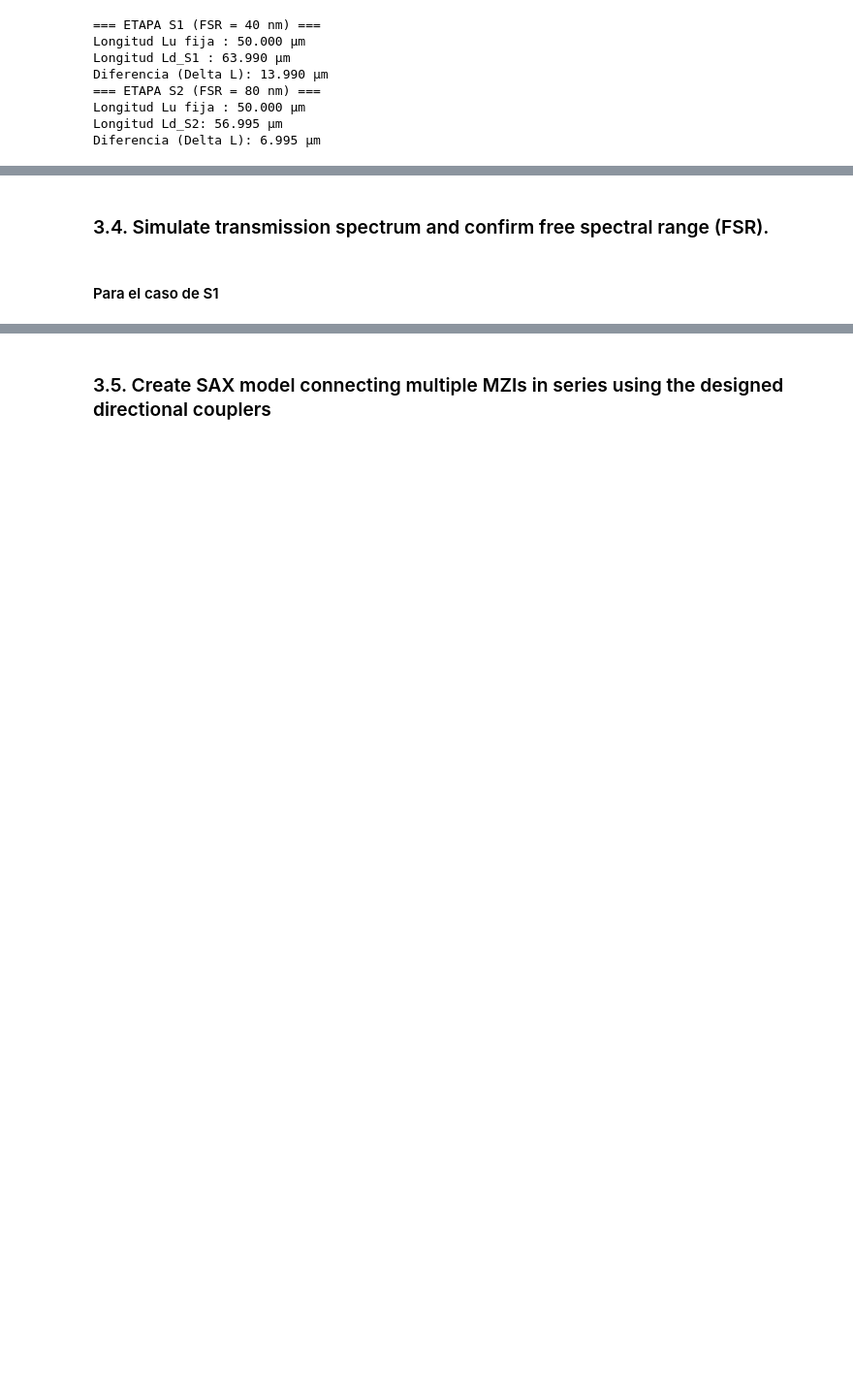
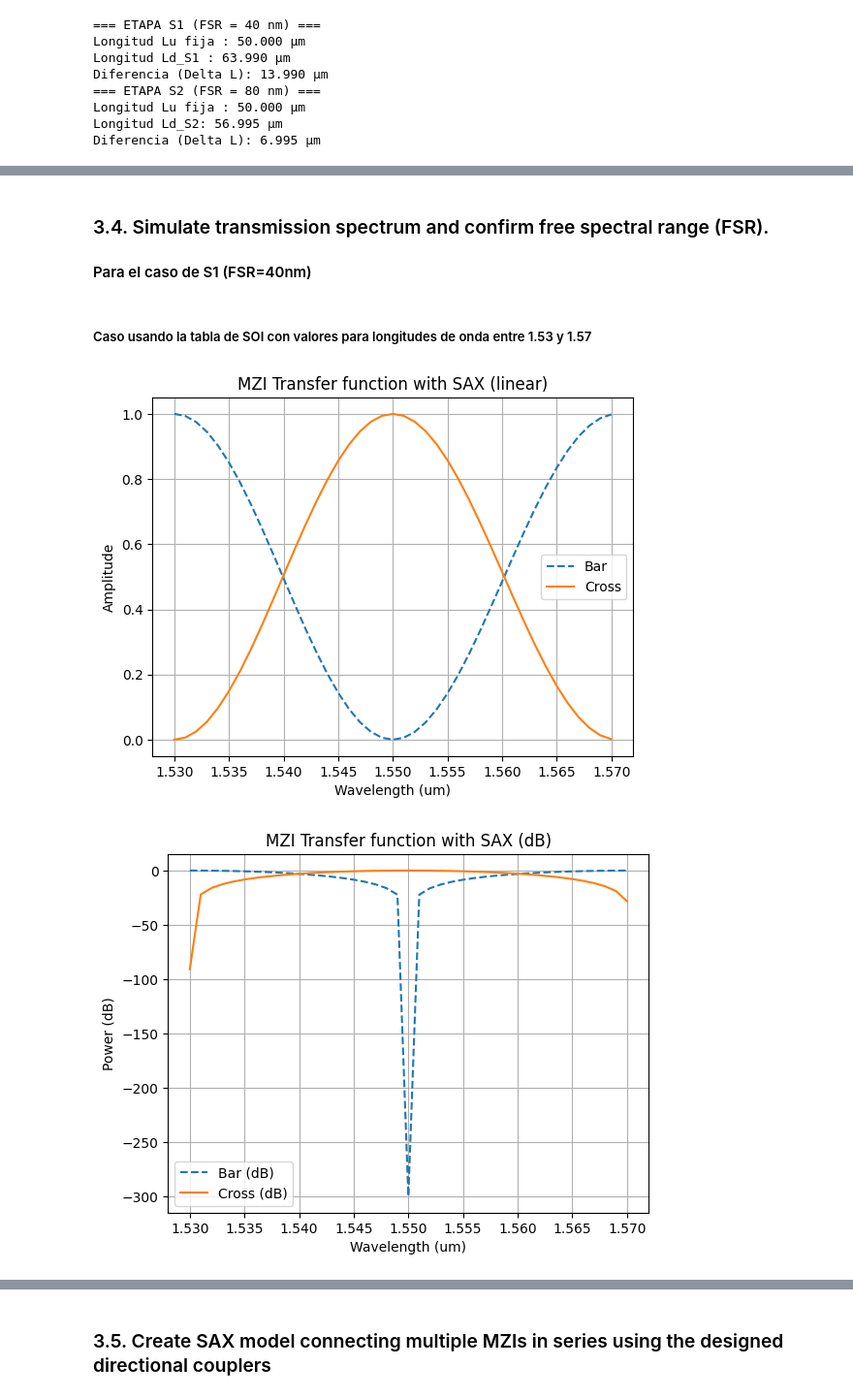
Before and after one commit to snacmuo/pic-upv-lab5-finalproject, a Jupyter notebook: FInal_Project_Sergi_Nàcher_Muñoz.ipynb, the cells around one changed output, grey strips where cells are left out. Shown at 97% size. Saved outputs shown, nothing was run; the diff lists cells and outputs as text; code cells hidden in the pictures; blank space fills up the shorter version.

```diff
--- a/FInal_Project_Sergi_Nàcher_Muñoz.ipynb
+++ b/FInal_Project_Sergi_Nàcher_Muñoz.ipynb
@@ -507,5 +502,4 @@ Ld_S2 = Lu + delta_L_S2_exact
 3. Delta L EXACTO (Fase perfecta): 7.2375 um
 # %% [markdown]
 ### 3.4. Simulate transmission spectrum and confirm free spectral range (FSR).
+#### Para el caso de S1 (FSR=40nm)
-# %% [markdown]
-#### Para el caso de S1
@@ -512,24 +530,67 @@ Ld_S2 = Lu + delta_L_S2_exact
+# %% [markdown]
+##### Caso usando la tabla de SOI con valores para longitudes de onda entre 1.53 y 1.57
 # %%
-## SOI cross-section ##
-SOI = np.loadtxt('SOI-w450-h220-clad600.txt', skiprows=1, delimiter='\t')
+# Compilamos el circuito con SAX
+mzi, info = sax.circuit(
+    netlist=mzi_netlist,
+    models={"waveguide": waveguide, "coupler": coupler}
+)
 
-wvl = SOI[:, 0]
-neffu = SOI[:, 3] #balanced configuration // (neff TE mode)   # Tiene configuración balanceada, es decir, con el mismo ancho (mismo índice efectivo) para la guía superior e inferior
-neffd = SOI[:, 3] #balanced configuration // (neff TE mode)
+# Parámetros del modelo
+SOI = np.loadtxt('SOI-w450-h220-clad600.txt', skiprows=1, delimiter='\t') # SOI cross-section
+
+wvl_sweep = SOI[:, 0]
+neffu = SOI[:, 3] # neff TE mode   # Tiene configuración balanceada, es decir, con el mismo ancho (mismo índice efectivo) para la guía superior e inferior
+neffd = SOI[:, 3] # neff TE mode
 
 # Propagation loss
-alphau = 0 #losless case [dB/um]
-alphad = 0 #losless case [dB/um]
-
-### Couplers configuration ###
-# Excess loss
-gamma_a = 0 #null excess loss
-gamma_b = 0 #null excess loss
+alphau = 0 # Sin pérdidas [dB/um]
+alphad = 0 # Sin pérdidas [dB/um]
 
 # Path length
 Lu = Lu # µm (longitud del brazo corto)
 Ld = Ld_S1 # Longitud del brazo largo para S1
 
 # Coupling constant
-K_a = np.full(wvl.shape, 0.5) # Hace un arrary con el mismo valor de acoplamiento (0.5) para todas las longitudes de onda
-K_b = np.full(wvl.shape, 0.5)
+K_a = np.full(wvl_sweep.shape, 0.5) # Hace un arrary con el mismo valor de acoplamiento (0.5) para todas las longitudes de onda
+K_b = np.full(wvl_sweep.shape, 0.5)
+
+# Ejecutamos el modelo del MZI
+mzi_circuit = mzi(wl=wvl_sweep,
+    coup_in = {"coupling": K_a},
+    wg_d={"length": Ld, "neff": neffd, "loss": alphad},
+    wg_u={"length": Lu, "neff": neffu, "loss": alphau},
+    coup_out = {"coupling": K_b} )
+
+H00 = mzi_circuit["in0", "out0"] # Transmisión directa (Bar) entrada in0
+H10 = mzi_circuit["in0", "out1"] # Transmisión cruzada (Cross) entrada in0
+H01 = mzi_circuit["in1", "out0"] # Transmisión cruzada (Cross) entrada in1
+H11 = mzi_circuit["in1", "out1"] # Transmisión directa (Bar) entrada in1
+
+H00_dB = 10 * jnp.log10(jnp.abs(H00)**2)
+H10_dB = 10 * jnp.log10(jnp.abs(H10)**2)
+H01_dB = 10 * jnp.log10(jnp.abs(H01)**2)
+H11_dB = 10 * jnp.log10(jnp.abs(H11)**2)
+
+# Plot
+plt.figure()
+plt.plot(wvl_sweep, np.abs(H00)**2, linestyle='--', label='Bar')
+plt.plot(wvl_sweep, np.abs(H10)**2, linestyle='-', label='Cross')
+plt.xlabel('Wavelength (um)')
+plt.ylabel('Amplitude')
+plt.title('MZI Transfer function with SAX (linear)')
+plt.legend()
+plt.grid(True)
+
+plt.figure()
+plt.plot(wvl_sweep, H00_dB, linestyle='--', label='Bar (dB)')
+plt.plot(wvl_sweep, H10_dB, linestyle='-', label='Cross (dB)')
+plt.xlabel('Wavelength (um)')
+plt.ylabel('Power (dB)')
+plt.title('MZI Transfer function with SAX (dB)')
+plt.legend()
+plt.grid(True)
+plt.show()
+# %% [output]
+[figure, added]
+[figure, added]
```
Also changed, not shown: parts of 20 cells of this notebook.
